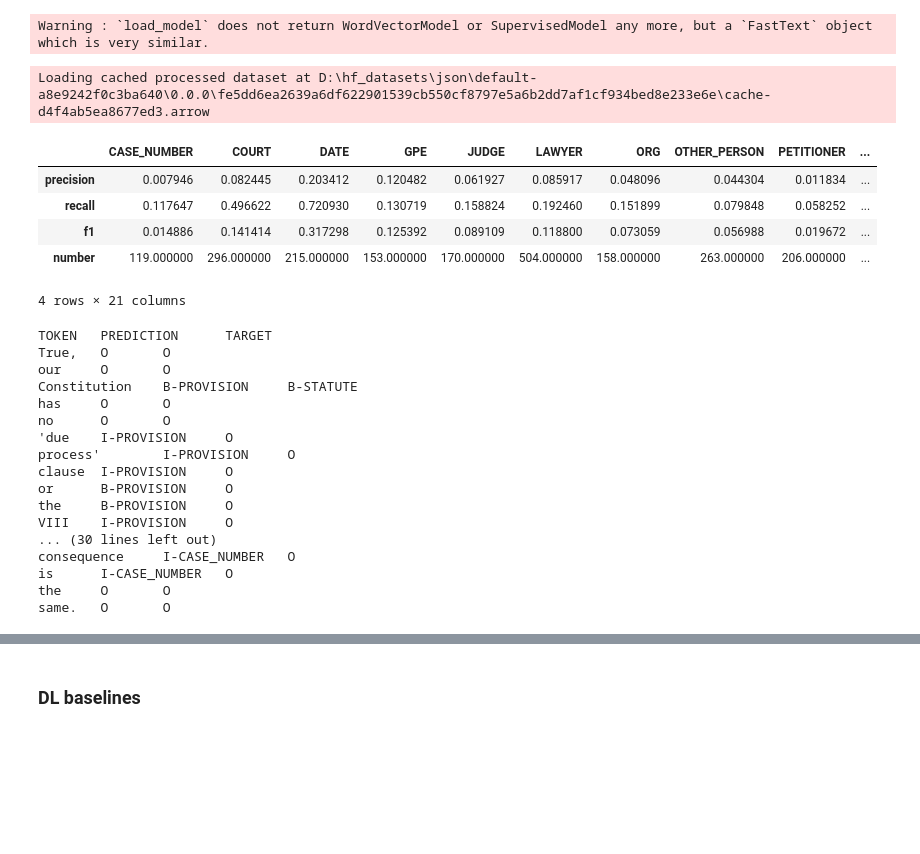
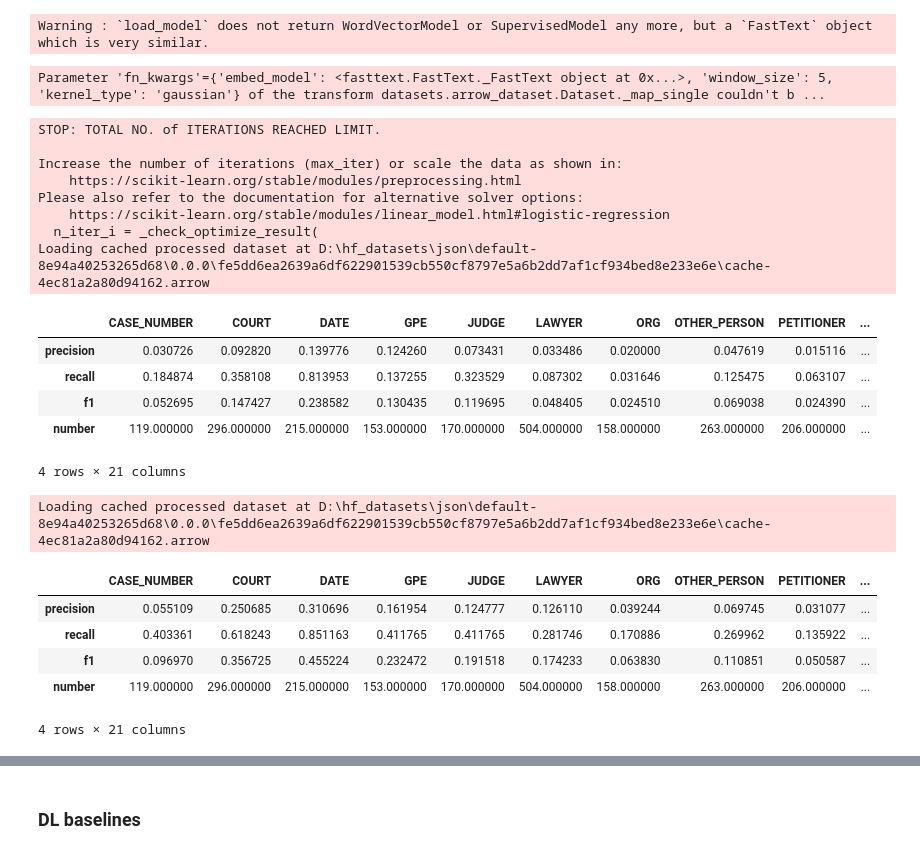
Before and after one commit to SebChw/NLP-Legal-eval, a Jupyter notebook: notebooks/baselines.ipynb, the cells around one changed output, grey strips where cells are left out. Saved outputs shown, nothing was run; the diff lists cells and outputs as text; code cells hidden in the pictures; blank space fills up the shorter version.

```diff
--- a/notebooks/baselines.ipynb
+++ b/notebooks/baselines.ipynb
@@ -83,8 +93,16 @@ from xgboost import XGBClassifier
 # %%
 MODEL_PATH = "../embeddings/legal_eval.bin"
 
-model = fasttext.load_model(MODEL_PATH)
-ml_baseline = MLBaseline(model, XGBClassifier(), window_size=1)
-X, y = ml_baseline.prepare_dataset(dataset_casted['train'])
+embed_model = fasttext.load_model(MODEL_PATH)
+
+def test_ml_baseline(embed_model, ml_model, window_size, kernel_type, print_preds = False):
+    ml_baseline = MLBaseline(embed_model, ml_model, window_size=window_size, kernel_type=kernel_type)
+    X, y = ml_baseline.prepare_dataset(dataset_casted['train'])
+    ml_baseline.fit(X, y, n_o_selected=10000)
+
+    if print_preds:
+        print_predictions(dataset_ner['test'][0], ml_baseline)
+
+    return evaluate_nerlegal(dataset_ner['test'], ml_baseline)
 # %% [output]
 Warning : `load_model` does not return WordVectorModel or SupervisedModel any more, but a `FastText` object which is very similar.
@@ -93,30 +109,28 @@ ml_baseline.fit(X, y, n_o_selected=10000)
-# %%
-evaluate_nerlegal(dataset_ner['test'], ml_baseline)
-# %% [output]
-Loading cached processed dataset at D:\hf_datasets\json\default-a8e9242f0c3ba640\0.0.0\fe5dd6ea2639a6df622901539cb550cf8797e5a6b2dd7af1cf934bed8e233e6e\cache-d4f4ab5ea8677ed3.arrow
-|  | CASE_NUMBER | COURT | DATE | GPE | JUDGE | LAWYER | ORG | OTHER_PERSON | PETITIONER | ... |
-| precision | 0.007946 | 0.082445 | 0.203412 | 0.120482 | 0.061927 | 0.085917 | 0.048096 | 0.044304 | 0.011834 | ... |
-| recall | 0.117647 | 0.496622 | 0.720930 | 0.130719 | 0.158824 | 0.192460 | 0.151899 | 0.079848 | 0.058252 | ... |
-| f1 | 0.014886 | 0.141414 | 0.317298 | 0.125392 | 0.089109 | 0.118800 | 0.073059 | 0.056988 | 0.019672 | ... |
-| number | 119.000000 | 296.000000 | 215.000000 | 153.000000 | 170.000000 | 504.000000 | 158.000000 | 263.000000 | 206.000000 | ... |
-4 rows × 21 columns
-# %%
-print_predictions(dataset_ner['test'][0], ml_baseline)
-# %% [output]
-TOKEN   PREDICTION      TARGET
-True,   O       O
-our     O       O
-Constitution    B-PROVISION     B-STATUTE
-has     O       O
-no      O       O
-'due    I-PROVISION     O
-process'        I-PROVISION     O
-clause  I-PROVISION     O
-or      B-PROVISION     O
-the     B-PROVISION     O
-VIII    I-PROVISION     O
-... (30 lines left out)
-consequence     I-CASE_NUMBER   O
-is      I-CASE_NUMBER   O
-the     O       O
-same.   O       O
+# %%
+test_ml_baseline(embed_model, LogisticRegression(), window_size=5, kernel_type="gaussian")
+# %% [output]
+Parameter 'fn_kwargs'={'embed_model': <fasttext.FastText._FastText object at 0x...>, 'window_size': 5, 'kernel_type': 'gaussian'} of the transform datasets.arrow_dataset.Dataset._map_single couldn't b ...
+STOP: TOTAL NO. of ITERATIONS REACHED LIMIT.
+
+Increase the number of iterations (max_iter) or scale the data as shown in:
+    https://scikit-learn.org/stable/modules/preprocessing.html
+Please also refer to the documentation for alternative solver options:
+    https://scikit-learn.org/stable/modules/linear_model.html#logistic-regression
+  n_iter_i = _check_optimize_result(
+Loading cached processed dataset at D:\hf_datasets\json\default-8e94a40253265d68\0.0.0\fe5dd6ea2639a6df622901539cb550cf8797e5a6b2dd7af1cf934bed8e233e6e\cache-4ec81a2a80d94162.arrow
+|  | CASE_NUMBER | COURT | DATE | GPE | JUDGE | LAWYER | ORG | OTHER_PERSON | PETITIONER | ... |
+| precision | 0.030726 | 0.092820 | 0.139776 | 0.124260 | 0.073431 | 0.033486 | 0.020000 | 0.047619 | 0.015116 | ... |
+| recall | 0.184874 | 0.358108 | 0.813953 | 0.137255 | 0.323529 | 0.087302 | 0.031646 | 0.125475 | 0.063107 | ... |
+| f1 | 0.052695 | 0.147427 | 0.238582 | 0.130435 | 0.119695 | 0.048405 | 0.024510 | 0.069038 | 0.024390 | ... |
+| number | 119.000000 | 296.000000 | 215.000000 | 153.000000 | 170.000000 | 504.000000 | 158.000000 | 263.000000 | 206.000000 | ... |
+4 rows × 21 columns
+# %%
+test_ml_baseline(embed_model, XGBClassifier(), window_size=5, kernel_type="gaussian")
+# %% [output]
+Loading cached processed dataset at D:\hf_datasets\json\default-8e94a40253265d68\0.0.0\fe5dd6ea2639a6df622901539cb550cf8797e5a6b2dd7af1cf934bed8e233e6e\cache-4ec81a2a80d94162.arrow
+|  | CASE_NUMBER | COURT | DATE | GPE | JUDGE | LAWYER | ORG | OTHER_PERSON | PETITIONER | ... |
+| precision | 0.055109 | 0.250685 | 0.310696 | 0.161954 | 0.124777 | 0.126110 | 0.039244 | 0.069745 | 0.031077 | ... |
+| recall | 0.403361 | 0.618243 | 0.851163 | 0.411765 | 0.411765 | 0.281746 | 0.170886 | 0.269962 | 0.135922 | ... |
+| f1 | 0.096970 | 0.356725 | 0.455224 | 0.232472 | 0.191518 | 0.174233 | 0.063830 | 0.110851 | 0.050587 | ... |
+| number | 119.000000 | 296.000000 | 215.000000 | 153.000000 | 170.000000 | 504.000000 | 158.000000 | 263.000000 | 206.000000 | ... |
+4 rows × 21 columns
```
Also changed, not shown: parts of 28 cells of this notebook, 8 other files.
